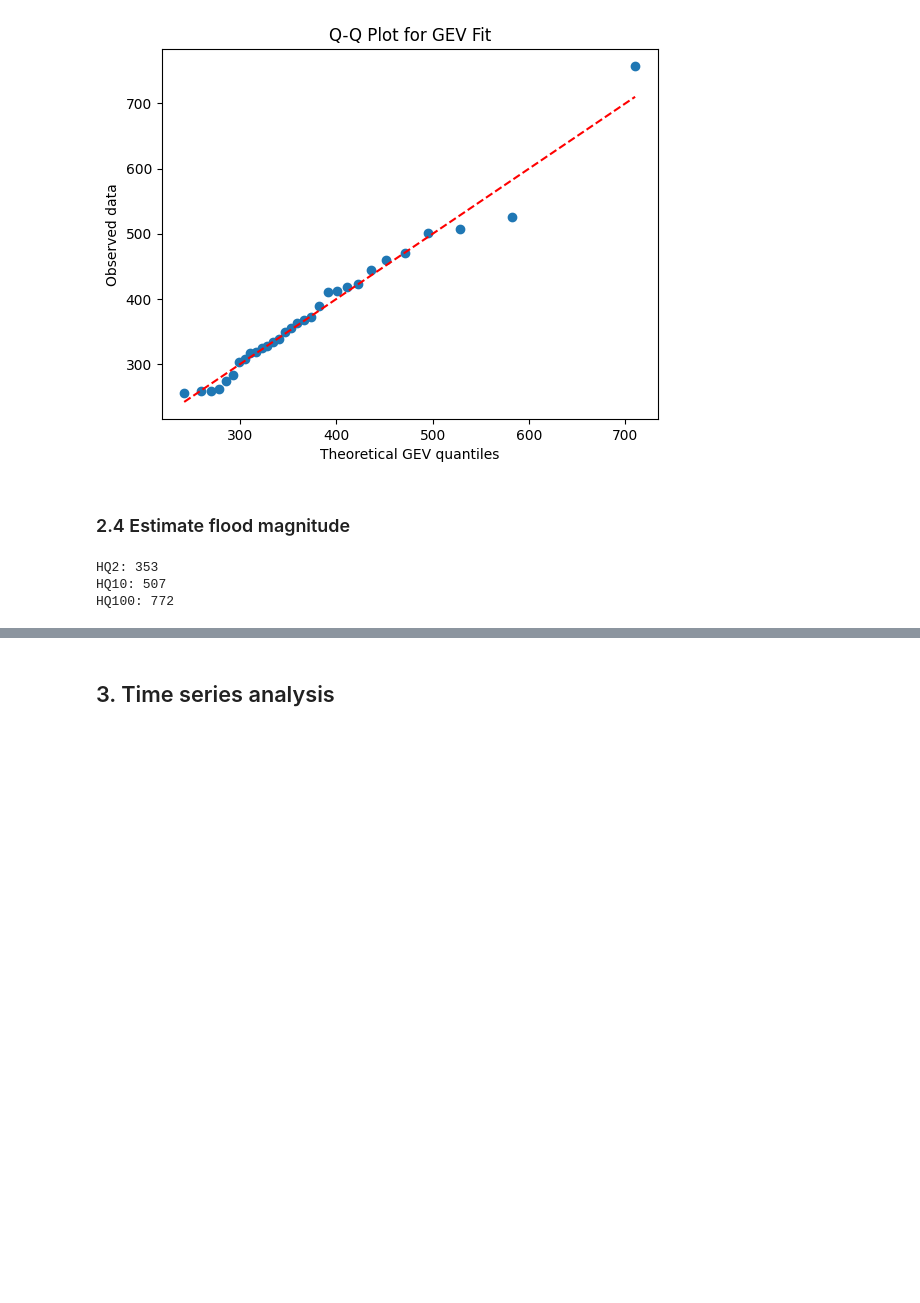
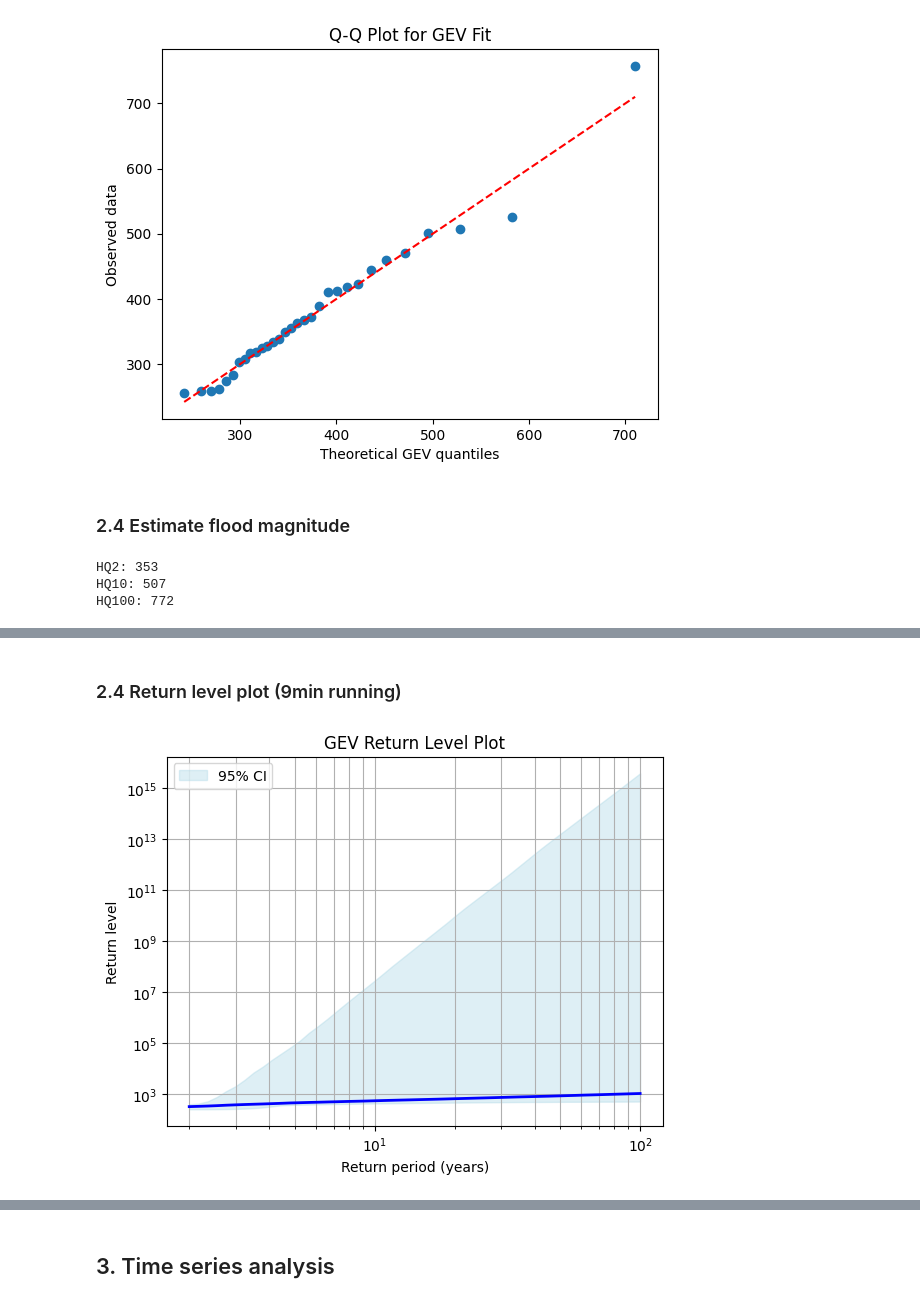
Before and after one commit to javierfeller/stochastic_hydrology, a Jupyter notebook: notebooks/script.ipynb, the cells around one changed output, grey strips where cells are left out. Cells and saved outputs as stored; diff of their text form; code cells hidden in the pictures; blank space fills up the shorter version.

```diff
--- a/notebooks/script.ipynb
+++ b/notebooks/script.ipynb
@@ -144,7 +166,0 @@ len(annual_max.dropna())
-# %%
-annual_max=sion_gauge_90["discharge_vol(m3/s)"].resample("YE").max()
-
-annual_max.plot(marker="o")
-plt.title("Annual Maximum Discharge (HQ series)")
-plt.ylabel("Discharge (m³/s)")
-plt.show()
@@ -217,7 +242,7 @@ HQ100: 772
 # normal confidence interval only makes sense when estimator is approximately normal and variance is known analytically
 # 👉 For GEV return levels: usually NOT the case → bootstrap is safer
 
-def bootstrap_all_return_levels(data, Ts, n_boot=500):
+def bootstrap_all_return_levels(data, Ts, n_boot=3000):
     np.random.seed(42)
 
     n = len(data)
@@ -253,0 +279,31 @@ HQ100 CI: [5.16968805e+02 1.23420505e+03 9.11695707e+14]
+# %% [markdown]
+### 2.4 Return level plot (9min running)
+# %%
+Ts = np.logspace(np.log10(2), np.log10(100), 50)
+results = bootstrap_all_return_levels(data, Ts, n_boot=3000)
+# %%
+lower = np.array([results[T][0] for T in Ts])
+median = np.array([results[T][1] for T in Ts])
+upper = np.array([results[T][2] for T in Ts])
+# %%
+plt.plot(Ts, median, color='blue', lw=2)
+
+plt.fill_between(
+    Ts,
+    lower,
+    upper,
+    color='lightblue',
+    alpha=0.4,
+    label='95% CI'
+)
+
+plt.xscale('log')
+plt.yscale("log")
+plt.xlabel('Return period (years)')
+plt.ylabel('Return level')
+plt.title('GEV Return Level Plot')
+plt.grid(True, which='both')
+plt.legend()
+plt.show()
+# %% [output]
+[figure, added]
```
Also changed, not shown: parts of 55 cells of this notebook.
